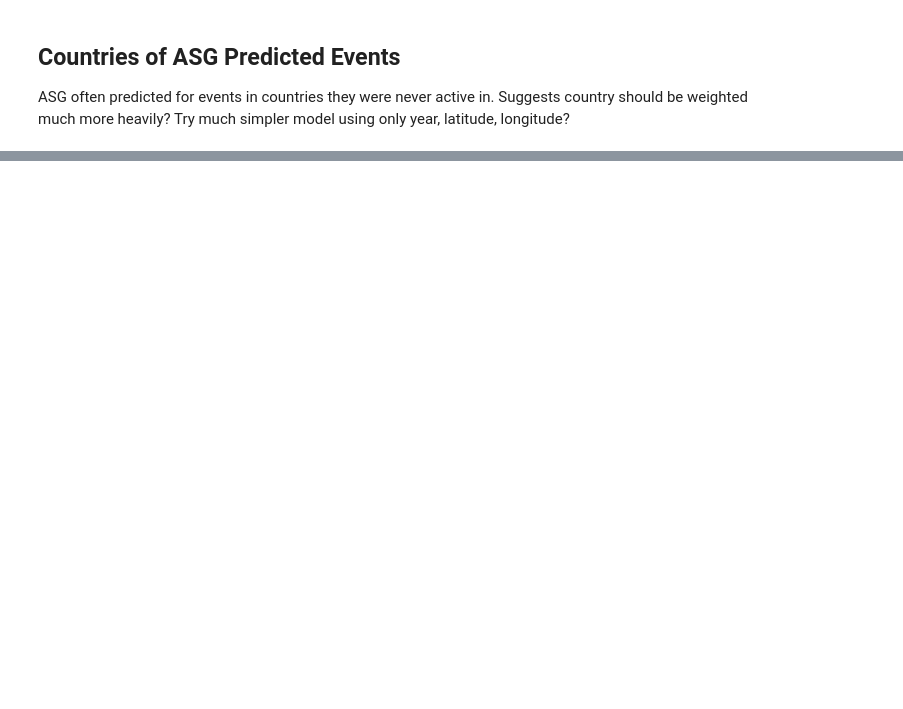
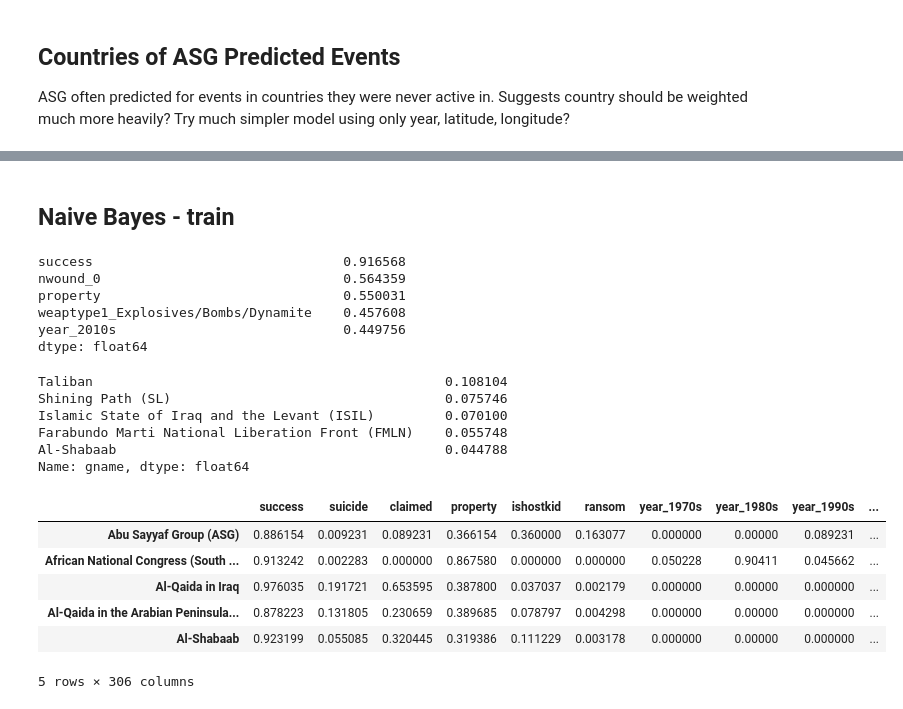
Before and after one commit to jack89roberts/GTD, a Jupyter notebook: GTD_GrpFeatures.ipynb, the cells around one changed output, grey strips where cells are left out. Drawn from its saved outputs; the diff is of its cells as text; code cells hidden in the pictures; blank space fills up the shorter version.

```diff
--- a/GTD_GrpFeatures.ipynb
+++ b/GTD_GrpFeatures.ipynb
@@ -560,0 +675,36 @@ print(df[df.gname=='Abu Sayyaf Group (ASG)']['country_txt'].unique())
+# %% [markdown]
+## Naive Bayes - train
+# %%
+# probability each feature value
+p_x = X_dum_train.sum()/len(X_dum_train)
+display(p_x.sort_values(ascending=False).head())
+
+# probability each group y
+grp_incs_train = y_train.value_counts()
+p_y = grp_incs_train/len(X_dum_train)
+display(p_y.head())
+
+# probability each feature value, given group y
+p_xgy = df_dum_train.groupby('gname').sum()
+p_xgy = p_xgy.divide(grp_incs_train, axis=0)
+display(p_xgy.head())
+# %% [output]
+success                                0.916568
+nwound_0                               0.564359
+property                               0.550031
+weaptype1_Explosives/Bombs/Dynamite    0.457608
+year_2010s                             0.449756
+dtype: float64
+Taliban                                             0.108104
+Shining Path (SL)                                   0.075746
+Islamic State of Iraq and the Levant (ISIL)         0.070100
+Farabundo Marti National Liberation Front (FMLN)    0.055748
+Al-Shabaab                                          0.044788
+Name: gname, dtype: float64
+|  | success | suicide | claimed | property | ishostkid | ransom | year_1970s | year_1980s | year_1990s | ... |
+| Abu Sayyaf Group (ASG) | 0.886154 | 0.009231 | 0.089231 | 0.366154 | 0.360000 | 0.163077 | 0.000000 | 0.00000 | 0.089231 | ... |
+| African National Congress (South ... | 0.913242 | 0.002283 | 0.000000 | 0.867580 | 0.000000 | 0.000000 | 0.050228 | 0.90411 | 0.045662 | ... |
+| Al-Qaida in Iraq | 0.976035 | 0.191721 | 0.653595 | 0.387800 | 0.037037 | 0.002179 | 0.000000 | 0.00000 | 0.000000 | ... |
+| Al-Qaida in the Arabian Peninsula... | 0.878223 | 0.131805 | 0.230659 | 0.389685 | 0.078797 | 0.004298 | 0.000000 | 0.00000 | 0.000000 | ... |
+| Al-Shabaab | 0.923199 | 0.055085 | 0.320445 | 0.319386 | 0.111229 | 0.003178 | 0.000000 | 0.00000 | 0.000000 | ... |
+5 rows × 306 columns
```
Also changed, not shown: parts of 12 cells of this notebook.
